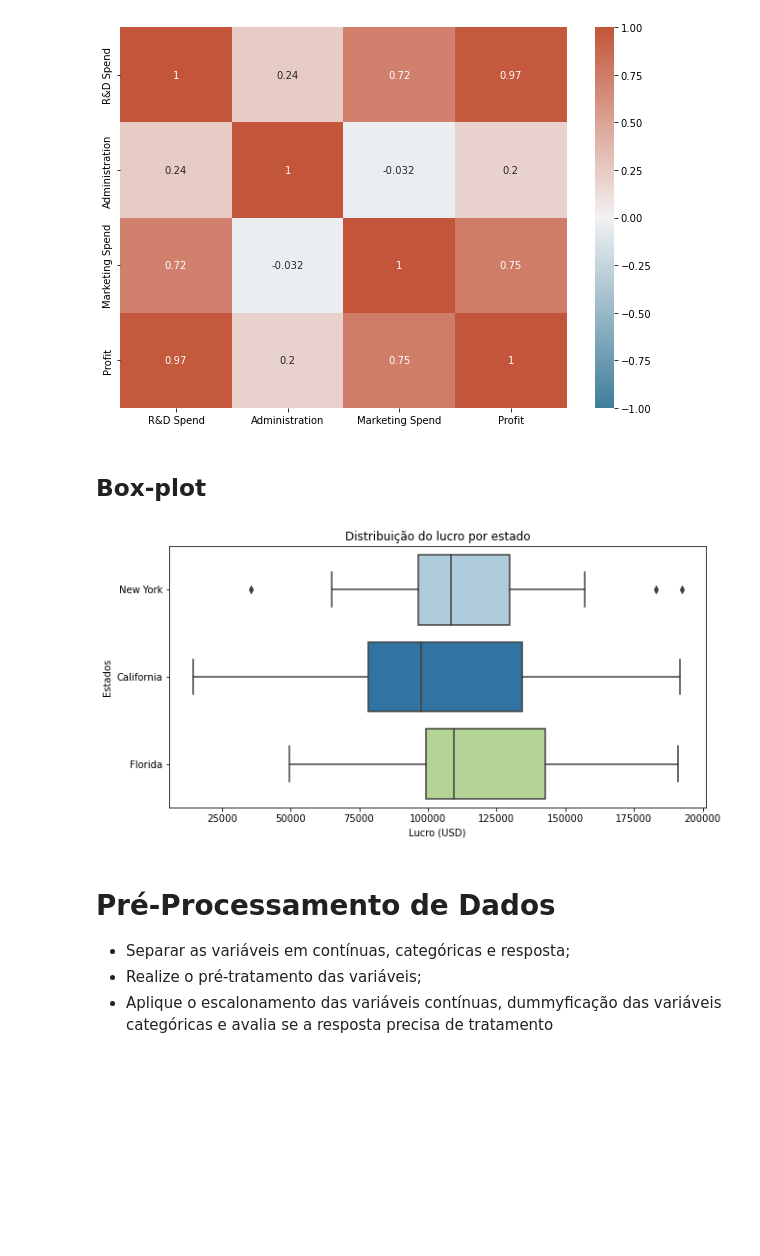
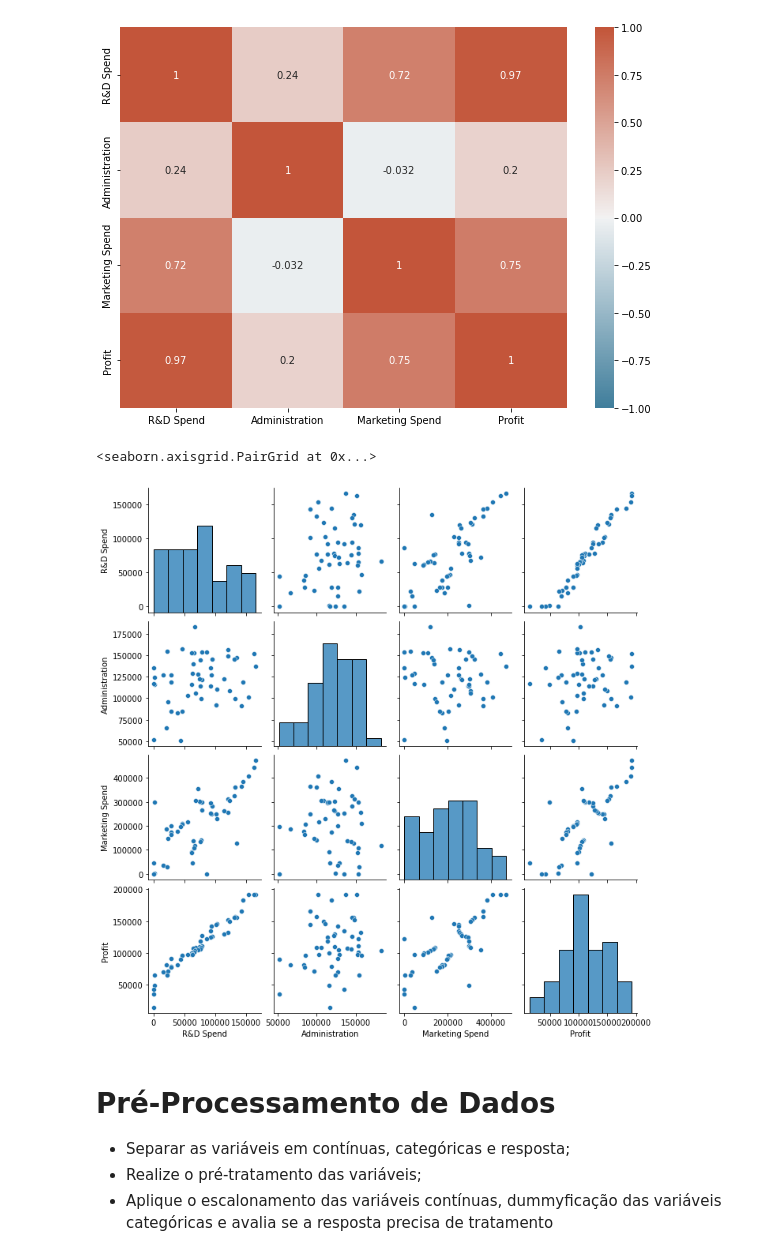
Before and after one commit to bruna-calistrate/AdvancedStatistics-Course, a Jupyter notebook: ExercíciosPráticos.ipynb, the cells around one changed output. Saved outputs shown, nothing was run; the diff lists cells and outputs as text; code cells hidden in the pictures; blank space fills up the shorter version.

```diff
--- a/ExercíciosPráticos.ipynb
+++ b/ExercíciosPráticos.ipynb
@@ -180,22 +173,11 @@ Existe uma correlação positiva muito alta entre:
 corrplot(df)
 # %% [output]
 [figure]
-# %% [markdown]
-## Box-plot
-# %%
-plt.figure(figsize=(10,5))
-
-sns.boxplot(data=df,
-            x='Profit',
-            y='State',
-            palette='Paired')
-
-plt.title('Distribuição do lucro por estado')
-plt.xlabel('Lucro (USD)')
-plt.ylabel('Estados')
-plt.show()
-# %% [output]
-[figure, removed]
+# %%
+sns.pairplot(df)
+# %% [output]
+<seaborn.axisgrid.PairGrid at 0x...>
+[figure, added]
 # %% [markdown]
 # Pré-Processamento de Dados
 
```
Also changed, not shown: parts of 32 cells of this notebook.
